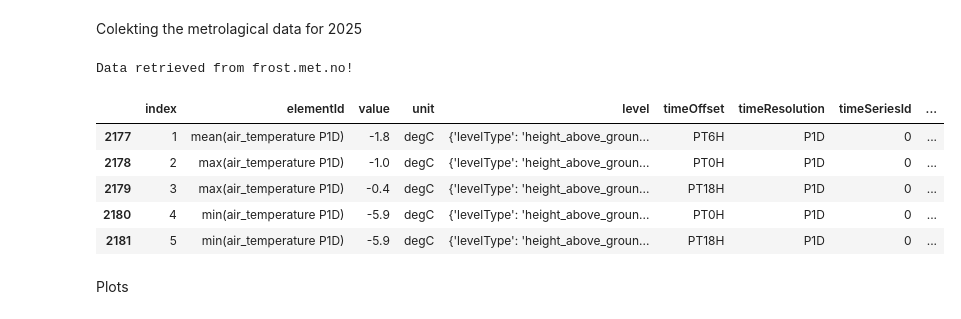
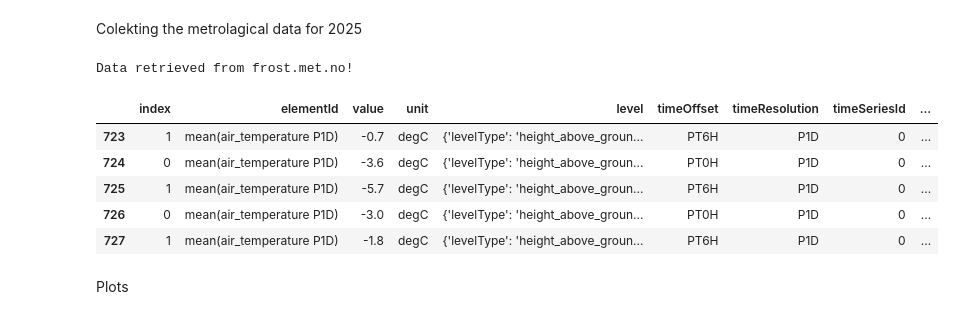
Before and after one commit to adriannv22/Inf201_deliverabal1, a Jupyter notebook: inf201_deliverabel_1.ipynb, the cells around one changed output. Drawn from its saved outputs; the diff is of its cells as text; code cells hidden in the pictures.

Commit message:
Implement code changes to enhance functionality and improve performance

```diff
--- a/inf201_deliverabel_1.ipynb
+++ b/inf201_deliverabel_1.ipynb
@@ -20,11 +20,19 @@ endpoint = 'https://frost.met.no/observations/v0.jsonld'
 # Set the parameters for the API request
 parameters = {
     'sources': 'SN17850',
-    'elements': 'mean(air_temperature P1D), max(air_temperature P1D), min(air_temperature P1D)',
+    'elements': 'mean(air_temperature P1D)',
     'referencetime': '2025-01-01/2025-12-31',
 }
 
-def get_met_data(endpoint, parameters, Frost_Met_ID):
+def get_met_data(endpoint: str, parameters: dict, Frost_Met_ID: str) -> pd.DataFrame:
+    """This function retrives the average air temprature data
+    from the frost.met.no API using the provided
+    endpoint, parameters, and Frost Met ID.
+    It makes an HTTP GET request to the API using the requests library.
+    Stores the data in a json file and transforms it into
+    a pandas DataFrame using the pandas library and a loop.
+    It then returns a pandas DataFrame containing the retrieved data.
+    """
     #Make the API request to retrieve temperature data.
     request = requests.get(endpoint, params=parameters, auth=(Frost_Met_ID, ''))
 
@@ -33,38 +41,41 @@ def get_met_data(endpoint, parameters, Frost_Met_ID):
 
     #Check if the request was successful and retrieve the data if it wa.
     if request.status_code == 200:
         data = json['data']
         print('Data retrieved from frost.met.no!')
     else:
         print('Error! Returned status code %s' % request.status_code)
         print('Message: %s' % json['error']['message'])
         print('Reason: %s' % json['error']['reason'])
 
     #Transform the data into a pandas DataFrame for analysis and visualization.
     df = pd.DataFrame()
     for i in range(len(data)):
         row = pd.DataFrame(data[i]['observations'])
         row['referenceTime'] = data[i]['referenceTime']
         row['sourceId'] = data[i]['sourceId']
         df = pd.concat([df, row])
 
     #Set the index of the DataFrame to the right index for easier analysis.
     df = df.reset_index()
+    #Convert the 'referenceTime' column to a datetime object for easier analysis and visualization.
+    df['referenceTime'] = pd.to_datetime(df['referenceTime'])
     return df
 
+#Use the get_met_data function to retrieve the temperature data and store it in a DataFrame.
 temp_df = get_met_data(endpoint, parameters, Frost_Met_ID)
 
 #Show the first 5 rows and last 5 rows of the DataFrame to verify the data has been loaded correctly.
 temp_df.head(5)
 temp_df.tail(5)
 # %% [output]
 Data retrieved from frost.met.no!
 |  | index | elementId | value | unit | level | timeOffset | timeResolution | timeSeriesId | ... |
-| 2177 | 1 | mean(air_temperature P1D) | -1.8 | degC | {'levelType': 'height_above_groun... | PT6H | P1D | 0 | ... |
-| 2178 | 2 | max(air_temperature P1D) | -1.0 | degC | {'levelType': 'height_above_groun... | PT0H | P1D | 0 | ... |
-| 2179 | 3 | max(air_temperature P1D) | -0.4 | degC | {'levelType': 'height_above_groun... | PT18H | P1D | 0 | ... |
-| 2180 | 4 | min(air_temperature P1D) | -5.9 | degC | {'levelType': 'height_above_groun... | PT0H | P1D | 0 | ... |
-| 2181 | 5 | min(air_temperature P1D) | -5.9 | degC | {'levelType': 'height_above_groun... | PT18H | P1D | 0 | ... |
+| 723 | 1 | mean(air_temperature P1D) | -0.7 | degC | {'levelType': 'height_above_groun... | PT6H | P1D | 0 | ... |
+| 724 | 0 | mean(air_temperature P1D) | -3.6 | degC | {'levelType': 'height_above_groun... | PT0H | P1D | 0 | ... |
+| 725 | 1 | mean(air_temperature P1D) | -5.7 | degC | {'levelType': 'height_above_groun... | PT6H | P1D | 0 | ... |
+| 726 | 0 | mean(air_temperature P1D) | -3.0 | degC | {'levelType': 'height_above_groun... | PT0H | P1D | 0 | ... |
+| 727 | 1 | mean(air_temperature P1D) | -1.8 | degC | {'levelType': 'height_above_groun... | PT6H | P1D | 0 | ... |
 # %% [markdown]
 Plots
 # %%
```
Also changed, not shown: parts of 6 cells of this notebook.
